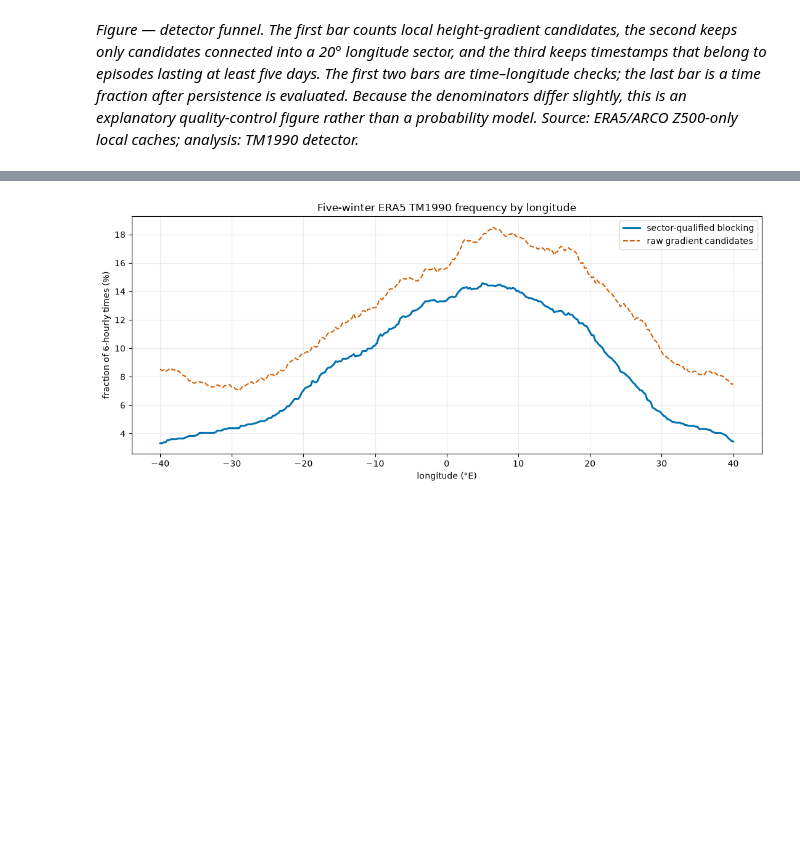
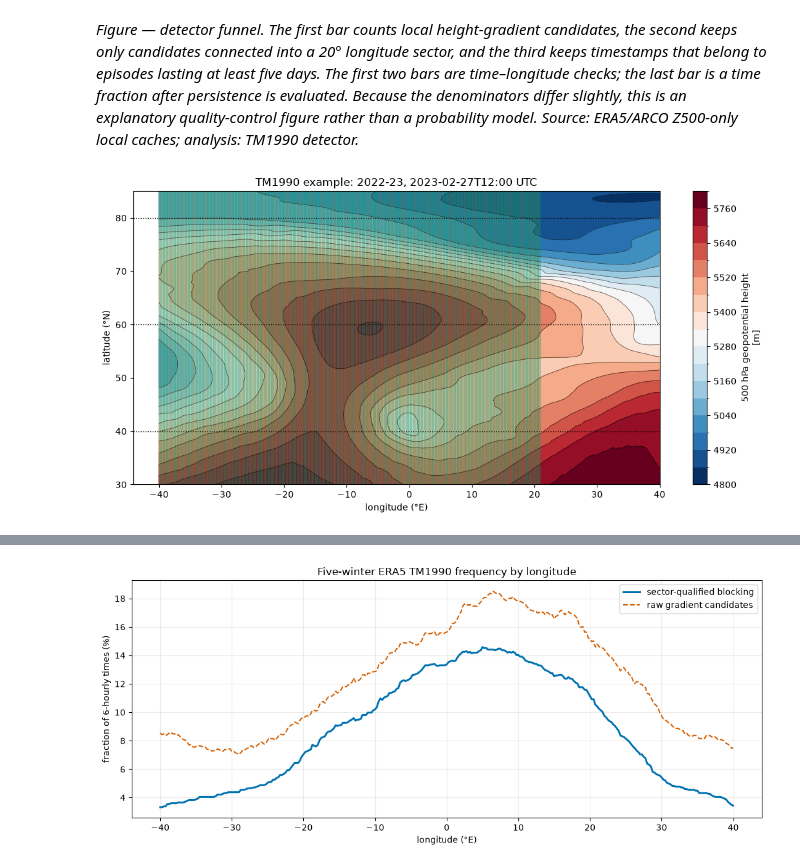
Before and after one commit to TunaHim/EuroGrid-Climate-Dynamics, a Jupyter notebook: notebooks/03_era5_blocking_benchmark.ipynb, the cells around one changed output, grey strips where cells are left out. Saved outputs shown, nothing was run; the diff lists cells and outputs as text; code cells hidden in the pictures; blank space fills up the shorter version.

Commit message:
Add spatial blocking explanations
Co-Authored-By: Himansu Kesari Pradhan <kesarihimansu@gmail.com>

```diff
--- a/notebooks/03_era5_blocking_benchmark.ipynb
+++ b/notebooks/03_era5_blocking_benchmark.ipynb
@@ -187,3 +187,38 @@ plt.show()
 [figure]
 # %% [markdown]
 *Figure — detector funnel. The first bar counts local height-gradient candidates, the second keeps only candidates connected into a 20° longitude sector, and the third keeps timestamps that belong to episodes lasting at least five days. The first two bars are time–longitude checks; the last bar is a time fraction after persistence is evaluated. Because the denominators differ slightly, this is an explanatory quality-control figure rather than a probability model. Source: ERA5/ARCO Z500-only local caches; analysis: TM1990 detector.*
+# %%
+# Map one selected Z500 field and overlay the longitude masks used by TM1990.
+selected_label = "2022-23"
+selected_result = results[selected_label]
+selected_persistence = persistence[selected_label]
+selected_index = int(selected_result.blocking.sum("lon").argmax())
+selected_z500 = z500_by_winter[selected_label].isel(time_z500=selected_index)
+selected_candidate = selected_result.candidate.isel(time_z500=selected_index)
+selected_blocking = selected_result.blocking.isel(time_z500=selected_index)
+selected_lons = selected_z500.lon.values
+candidate_lons = selected_lons[selected_candidate.values]
+blocking_lons = selected_lons[selected_blocking.values]
+fig, ax = plt.subplots(figsize=(11, 5.5))
+levels = np.arange(
+    float(selected_z500.min()) // 60 * 60,
+    float(selected_z500.max()) // 60 * 60 + 120,
+    60,
+)
+selected_z500.plot.contourf(ax=ax, levels=levels, cmap="RdBu_r", add_colorbar=True)
+selected_z500.plot.contour(ax=ax, levels=levels, colors="black", linewidths=0.55, alpha=0.65)
+for latitude in [40, 60, 80]:
+    ax.axhline(latitude, color="black", linestyle=":", linewidth=1)
+for longitude in blocking_lons:
+    ax.axvspan(longitude - 0.125, longitude + 0.125, color="#009E73", alpha=0.22)
+for longitude in candidate_lons:
+    ax.axvline(longitude, color="#D55E00", linewidth=0.45, alpha=0.35)
+ax.set(
+    xlabel="longitude (°E)",
+    ylabel="latitude (°N)",
+    title=f"TM1990 example: {selected_label}, {str(selected_z500.time_z500.values)[:16]} UTC",
+)
+fig.tight_layout()
+plt.show()
+# %% [output]
+[figure, added]
```
Also changed, not shown: parts of 3 cells of this notebook.
